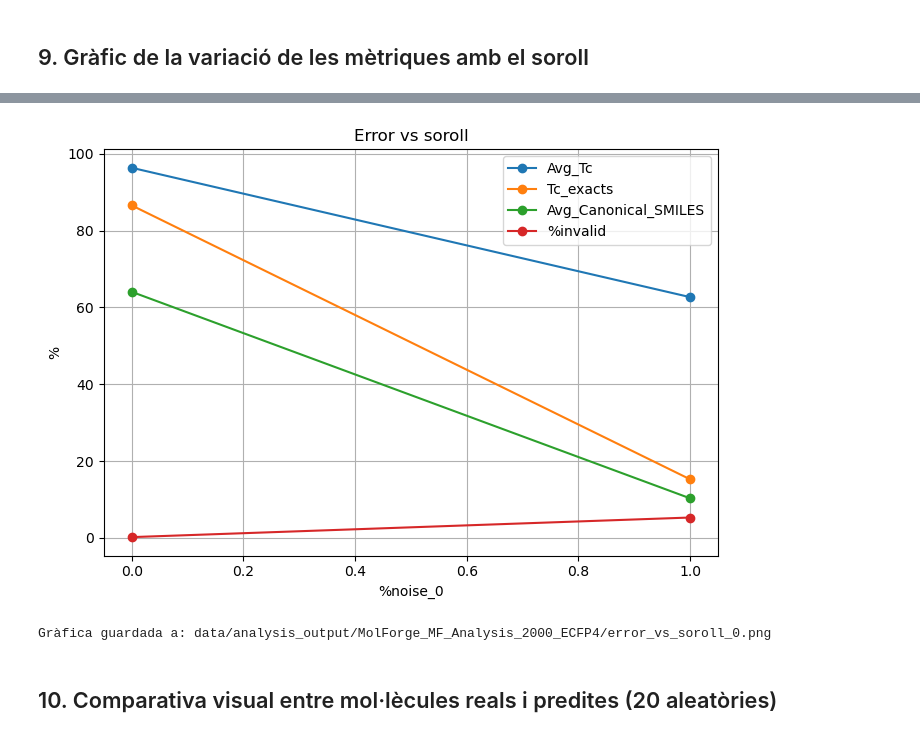
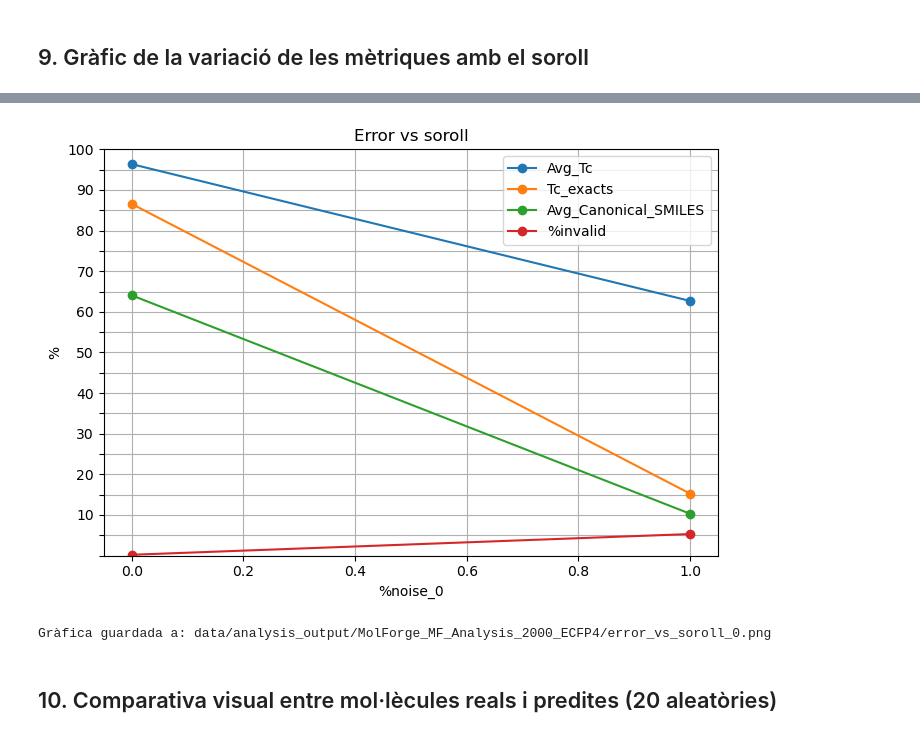
Before and after one commit to DavidDiestreR/MolForge_Testing, a Jupyter notebook: notebooks/analysis/output_analysis.ipynb, the cells around one changed output, grey strips where cells are left out. Cells and saved outputs as stored; diff of their text form; code cells hidden in the pictures.

```diff
--- a/notebooks/analysis/output_analysis.ipynb
+++ b/notebooks/analysis/output_analysis.ipynb
@@ -379,6 +379,14 @@ else:
             ax.set_title("Error vs soroll")
             ax.grid(True)
             ax.legend()
+
+            # === Configuració de l'eix Y: 0–100 amb divisions cada 5,
+            #     però només etiquetem 10, 20, 30, ..., 100 ===
+            ax.set_ylim(0, 100)
+            yticks = list(range(0, 101, 5))  # 0, 5, 10, ..., 100
+            ax.set_yticks(yticks)
+            ylabels = [str(t) if (t % 10 == 0 and t != 0) else "" for t in yticks]
+            ax.set_yticklabels(ylabels)
 
             plt.tight_layout()
             out_path = os.path.join(output_path, filename)
@@ -411,34 +419,34 @@ else:
             mask_nonbase_g = (summary_df["%noise_0"] == summary_df["%noise_1"]) & ~base_mask
             if mask_nonbase_g.any():
                 subg = summary_df[mask_nonbase_g | base_mask]  # incloem 0,0
                 # eix x = %noise (un dels dos, són iguals)
                 if plot_error_vs_noise(subg, "%noise_0", "error_vs_soroll_general.png", "%noise"):
                     generated_any = True
 
             if not generated_any:
                 print("No hi ha prous punts (distints de 0,0) per generar cap de les tres gràfiques.")
 
         # 3) Casos normals: només una de les tres gràfiques, segons la nova fila
         else:
             # Cas 1: nova fila amb noise_1 = 0 i noise_0 ≠ 0
             if (noise_1 == 0) and (noise_0 != 0):
                 sub = summary_df[summary_df["%noise_1"] == 0]  # inclou 0,0 si existeix
                 plot_error_vs_noise(sub, "%noise_0", "error_vs_soroll_0.png", "%noise_0")
 
             # Cas 2: nova fila amb noise_0 = 0 i noise_1 ≠ 0
             elif (noise_0 == 0) and (noise_1 != 0):
                 sub = summary_df[summary_df["%noise_0"] == 0]  # inclou 0,0 si existeix
                 plot_error_vs_noise(sub, "%noise_1", "error_vs_soroll_1.png", "%noise_1")
 
             # Cas 3: nova fila amb noise_0 = noise_1 ≠ 0
             elif (noise_0 == noise_1) and (noise_0 != 0):
                 sub = summary_df[summary_df["%noise_0"] == summary_df["%noise_1"]]  # inclou 0,0 si hi és
                 plot_error_vs_noise(sub, "%noise_0", "error_vs_soroll_general.png", "%noise")
 
             else:
                 print("Les condicions de soroll de la nova fila no coincideixen amb cap dels casos definits; no es genera cap gràfica.")
 # %% [output]
-[figure, old version]
+[figure, new version]
 Gràfica guardada a: data/analysis_output/MolForge_MF_Analysis_2000_ECFP4/error_vs_soroll_0.png
 # %% [markdown]
 ## 10. Comparativa visual entre mol·lècules reals i predites (20 aleatòries)
```
Also changed, not shown: parts of 1 cell of this notebook, 2 other files.
